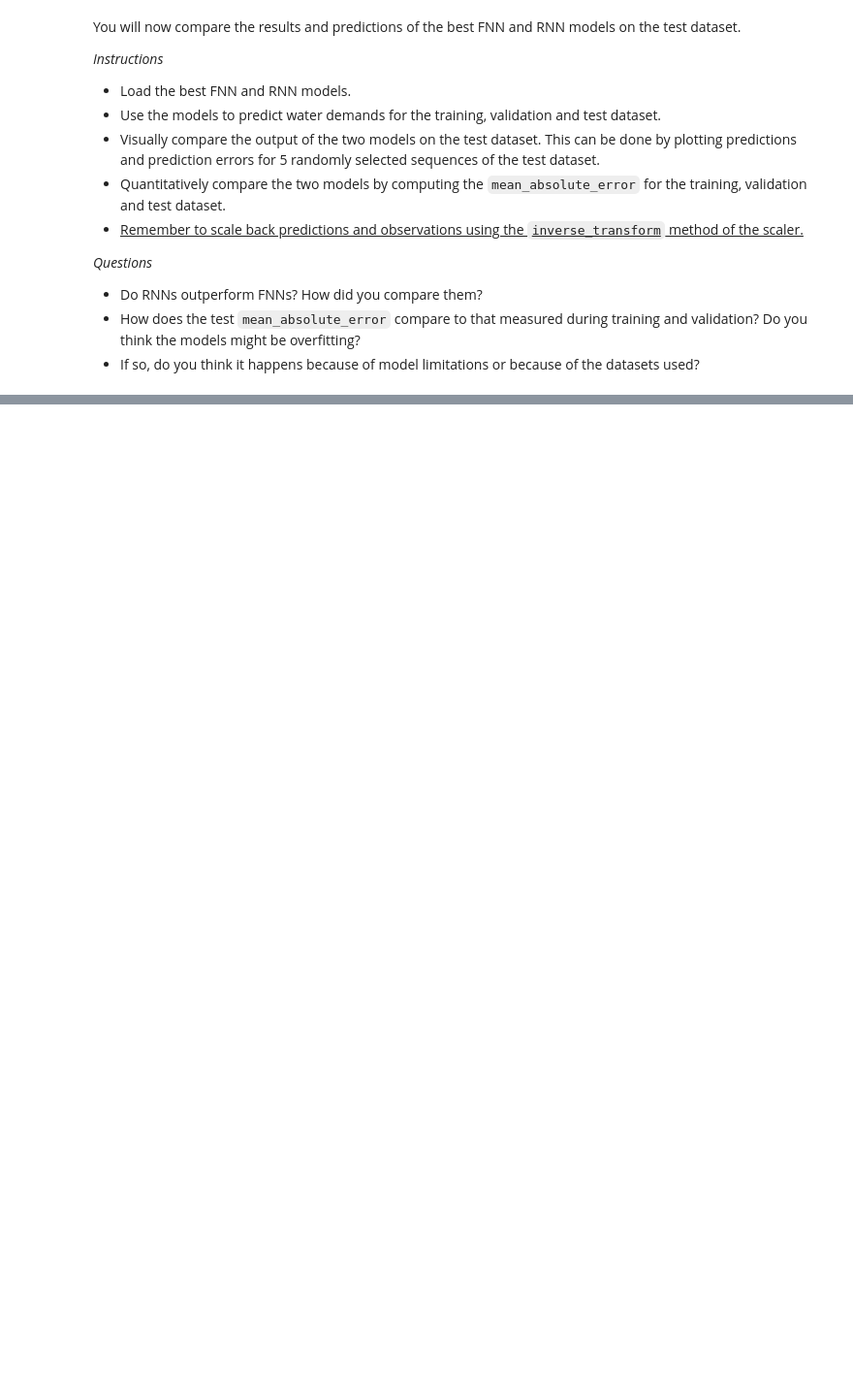
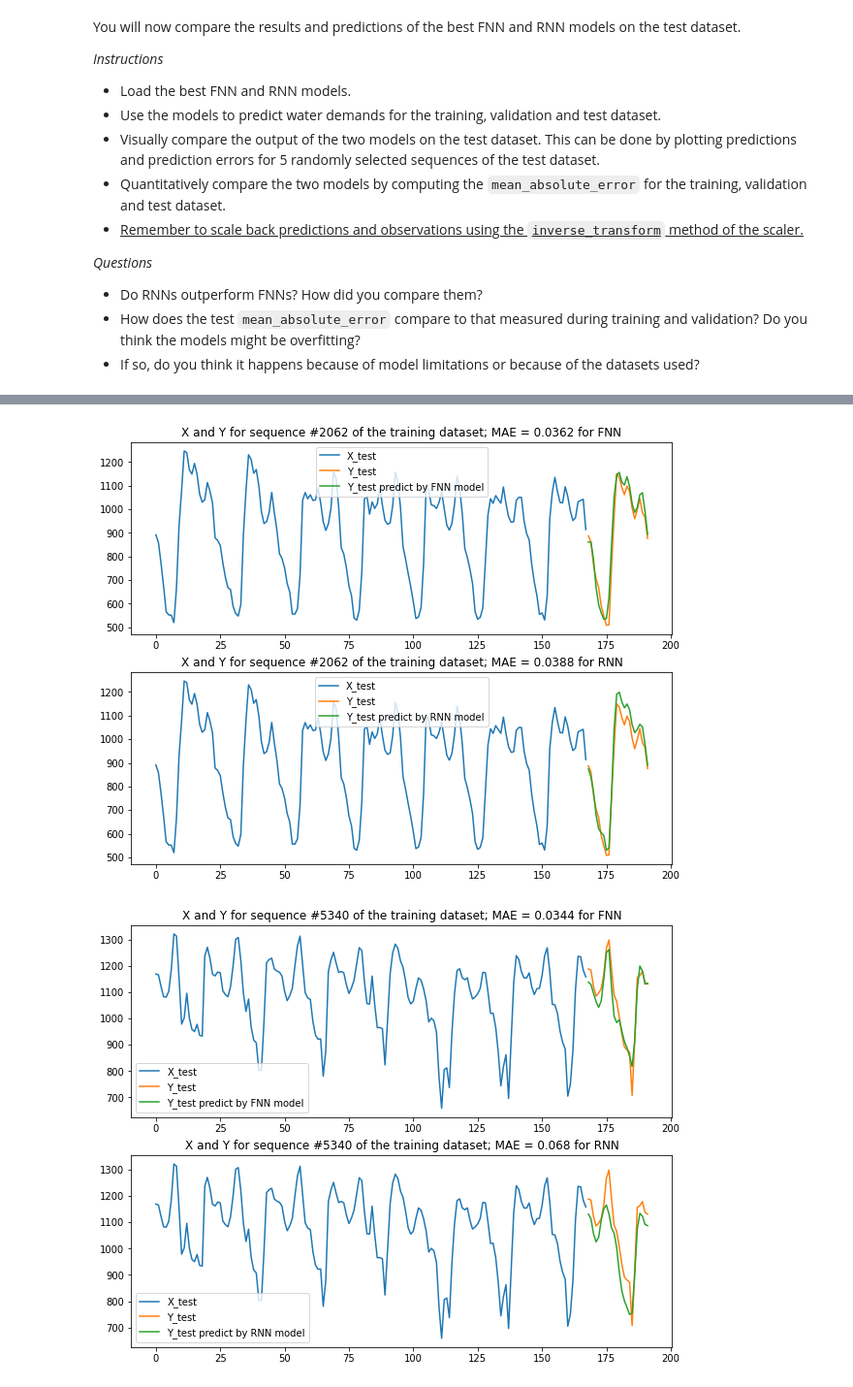
Before and after one commit to tamarvooijs/Applied-Machine-Learning, a Jupyter notebook: Week8/Week8_Assignment_ForecastWaterDemand.ipynb, the cells around one changed output, grey strips where cells are left out. Shown at 97% size. Saved outputs shown, nothing was run; the diff lists cells and outputs as text; code cells hidden in the pictures; blank space fills up the shorter version.

```diff
--- a/Week8/Week8_Assignment_ForecastWaterDemand.ipynb
+++ b/Week8/Week8_Assignment_ForecastWaterDemand.ipynb
@@ -701,0 +744,18 @@ _Questions_
+# %%
+# RNN
+### Compare model predictions to true output; tested on test data set
+rnnbest_model_ix = res_df_rnn['val_loss'].astype(float).idxmin()
+
+# Obtain best trained model
+neurons, layers, activation, ANN_type, dropout_rate, model_name = res_df_rnn.loc[rnnbest_model_ix, ['neurons', 'layers', 'activation', 'ann_type', 'dropout_rate', 'model_name']]
+rnnbest_model = RNNmodel(neurons, layers, activation, ANN_type, dropout_rate)           # define model architecture
+rnnbest_model.load_weights(f'{working_folder}RNN_Model_parameters/{model_name}.hdf5')   # load trained model parameters into model
+rnnY_test_pred = model.predict(X_test)                                            # predict output on test data set
+
+# RNN
+tr_mae_rnn = res_df_rnn.loc[rnnbest_model_ix,['tr_mae']].astype(float)
+val_mae_rnn = res_df_rnn.loc[rnnbest_model_ix,['val_mae']].astype(float)
+print('MAE of RNN model')
+print(f'MAE of validation set is {tr_mae_rnn} \n')
+print(f'MAE of validation set is {val_mae_rnn} \n')
+print(f'MAE of test set is {mean_absolute_error(Y_test, rnnY_test_pred).round(4)} \n')
@@ -701,0 +771,23 @@ _Questions_
+# %%
+# Plot predictions
+random_ix = np.random.choice(X_test.shape[0],5)
+for i in random_ix:
+  fig, ax = plt.subplots(2,figsize=(10,8))
+  ax[0].plot(np.arange(T), scaler.inverse_transform(X_test[i].reshape(-1, 1)), label='X_test')
+  ax[0].plot(np.arange(T,T+H), scaler.inverse_transform(Y_test[i].reshape(-1, 1)), label='Y_test')
+  ax[0].plot(np.arange(T,T+H), scaler.inverse_transform(fnnY_test_pred[i].reshape(-1, 1)), label='Y_test predict by FNN model')
+
+  ax[1].plot(np.arange(T), scaler.inverse_transform(X_test[i].reshape(-1, 1)), label='X_test')
+  ax[1].plot(np.arange(T,T+H), scaler.inverse_transform(Y_test[i].reshape(-1, 1)), label='Y_test')
+  ax[1].plot(np.arange(T,T+H), scaler.inverse_transform(rnnY_test_pred[i].reshape(-1, 1)), label='Y_test predict by RNN model')
+
+  ax[0].legend()
+  ax[1].legend()
+  ax[0].set_title(f'X and Y for sequence #{i} of the training dataset; MAE = {mean_absolute_error(Y_test[i], fnnY_test_pred[i]).round(4)} for FNN')
+  ax[1].set_title(f'X and Y for sequence #{i} of the training dataset; MAE = {mean_absolute_error(Y_test[i], rnnY_test_pred[i]).round(4)} for RNN')
+
+fig.tight_layout()
+plt.show()
+# %% [output]
+[figure, added]
+[figure, added]
```
Also changed, not shown: parts of 37 cells of this notebook.
